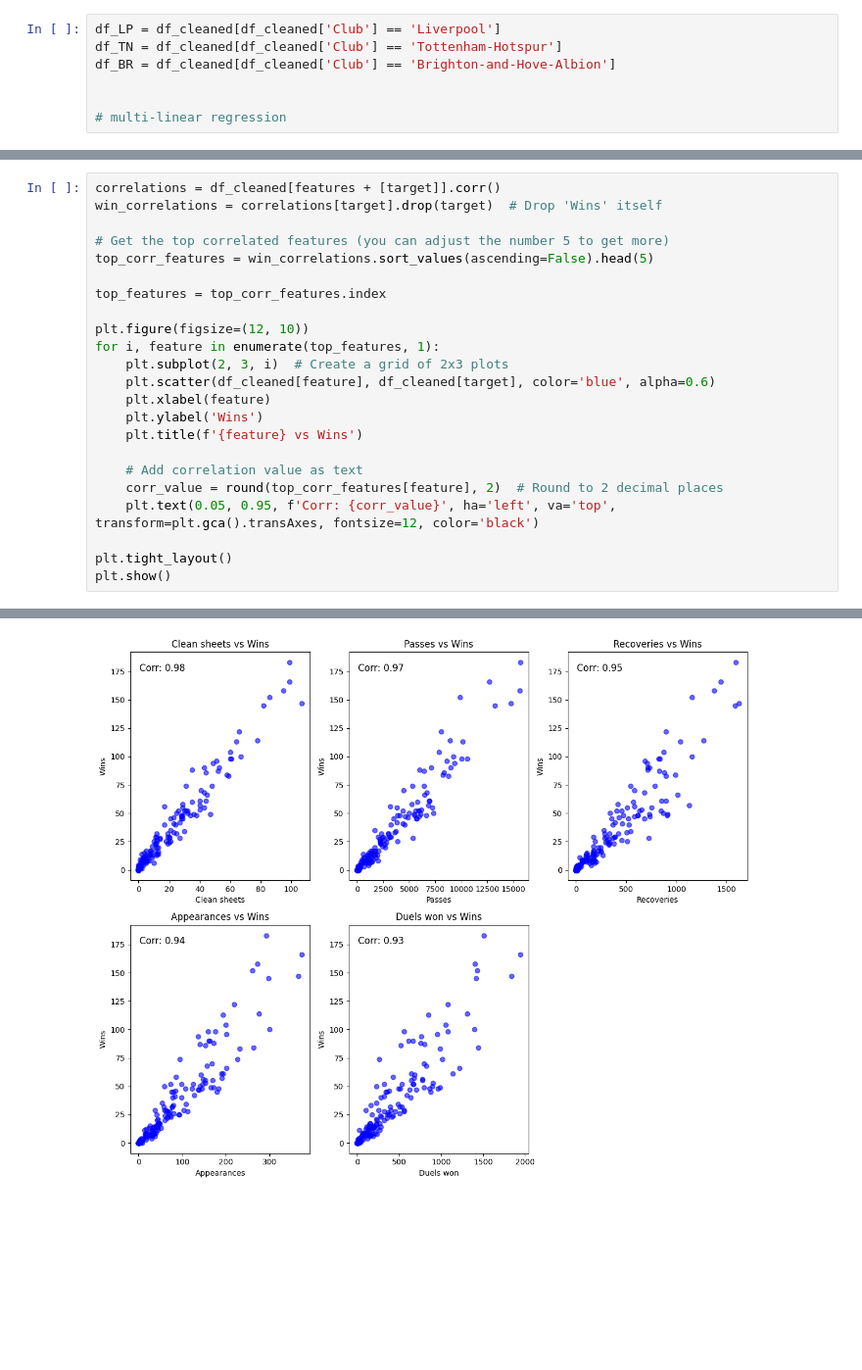
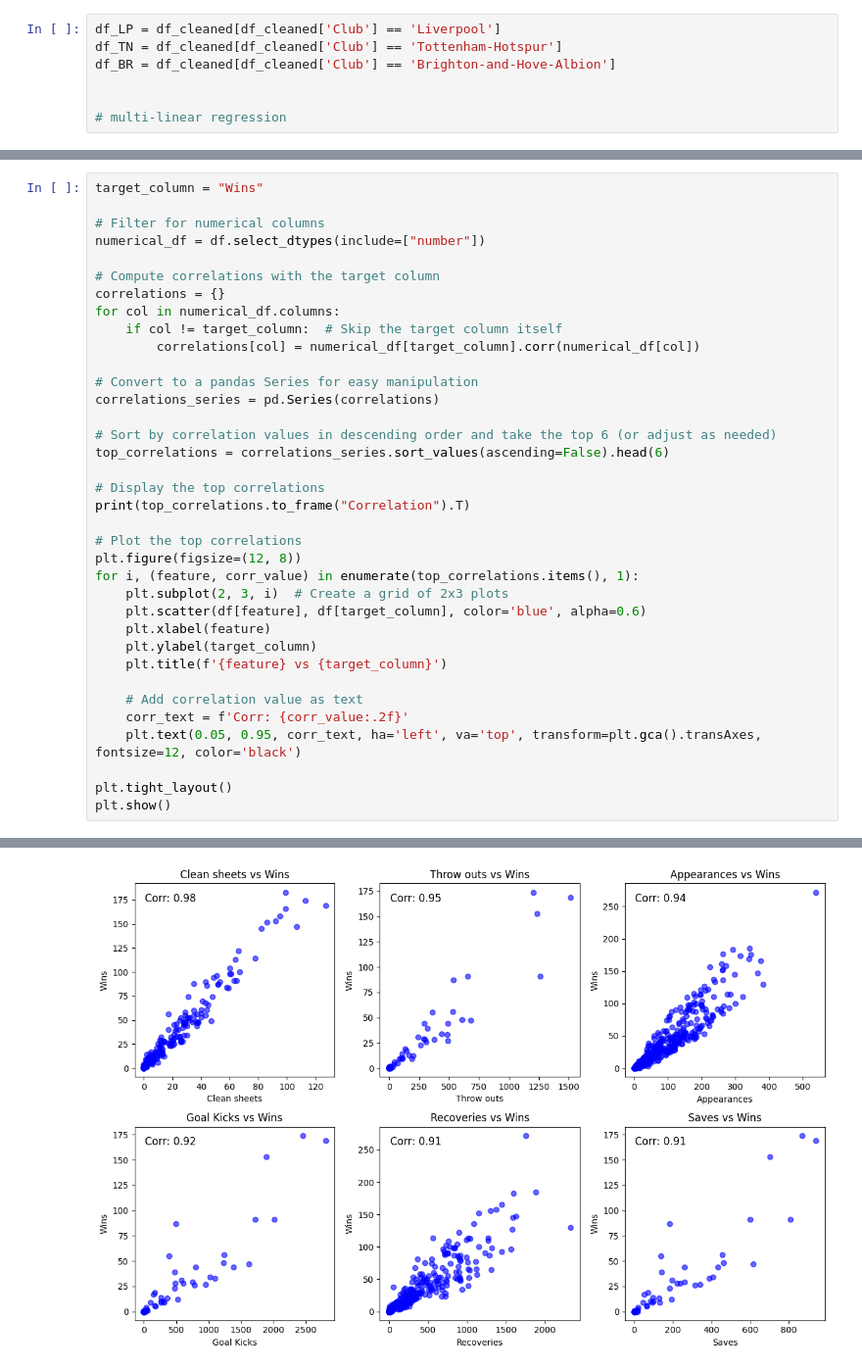
Before and after one commit to magriffy/Portfolio_Data_Analytics, a Jupyter notebook: soccer/analysis.ipynb, the cells around one changed output, grey strips where cells are left out. Shown at 98% size. Cells and saved outputs as stored; diff of their text form; blank space fills up the shorter version.

```diff
--- a/soccer/analysis.ipynb
+++ b/soccer/analysis.ipynb
@@ -250,23 +252,36 @@ print(top_correlations.to_frame().T)
 # %%
-correlations = df_cleaned[features + [target]].corr()
-win_correlations = correlations[target].drop(target)  # Drop 'Wins' itself
+target_column = "Wins"
 
-# Get the top correlated features (you can adjust the number 5 to get more)
-top_corr_features = win_correlations.sort_values(ascending=False).head(5)
+# Filter for numerical columns
+numerical_df = df.select_dtypes(include=["number"])
 
-top_features = top_corr_features.index
+# Compute correlations with the target column
+correlations = {}
+for col in numerical_df.columns:
+    if col != target_column:  # Skip the target column itself
+        correlations[col] = numerical_df[target_column].corr(numerical_df[col])
 
-plt.figure(figsize=(12, 10))
-for i, feature in enumerate(top_features, 1):
+# Convert to a pandas Series for easy manipulation
+correlations_series = pd.Series(correlations)
+
+# Sort by correlation values in descending order and take the top 6 (or adjust as needed)
+top_correlations = correlations_series.sort_values(ascending=False).head(6)
+
+# Display the top correlations
+print(top_correlations.to_frame("Correlation").T)
+
+# Plot the top correlations
+plt.figure(figsize=(12, 8))
+for i, (feature, corr_value) in enumerate(top_correlations.items(), 1):
     plt.subplot(2, 3, i)  # Create a grid of 2x3 plots
-    plt.scatter(df_cleaned[feature], df_cleaned[target], color='blue', alpha=0.6)
+    plt.scatter(df[feature], df[target_column], color='blue', alpha=0.6)
     plt.xlabel(feature)
-    plt.ylabel('Wins')
-    plt.title(f'{feature} vs Wins')
+    plt.ylabel(target_column)
+    plt.title(f'{feature} vs {target_column}')
 
     # Add correlation value as text
-    corr_value = round(top_corr_features[feature], 2)  # Round to 2 decimal places
-    plt.text(0.05, 0.95, f'Corr: {corr_value}', ha='left', va='top', transform=plt.gca().transAxes, fontsize=12, color='black')
+    corr_text = f'Corr: {corr_value:.2f}'
+    plt.text(0.05, 0.95, corr_text, ha='left', va='top', transform=plt.gca().transAxes, fontsize=12, color='black')
 
 plt.tight_layout()
 plt.show()
@@ -274 +294 @@ plt.show()
-[figure, old version]
+[figure, new version]
```
Also changed, not shown: parts of 4 cells of this notebook.
